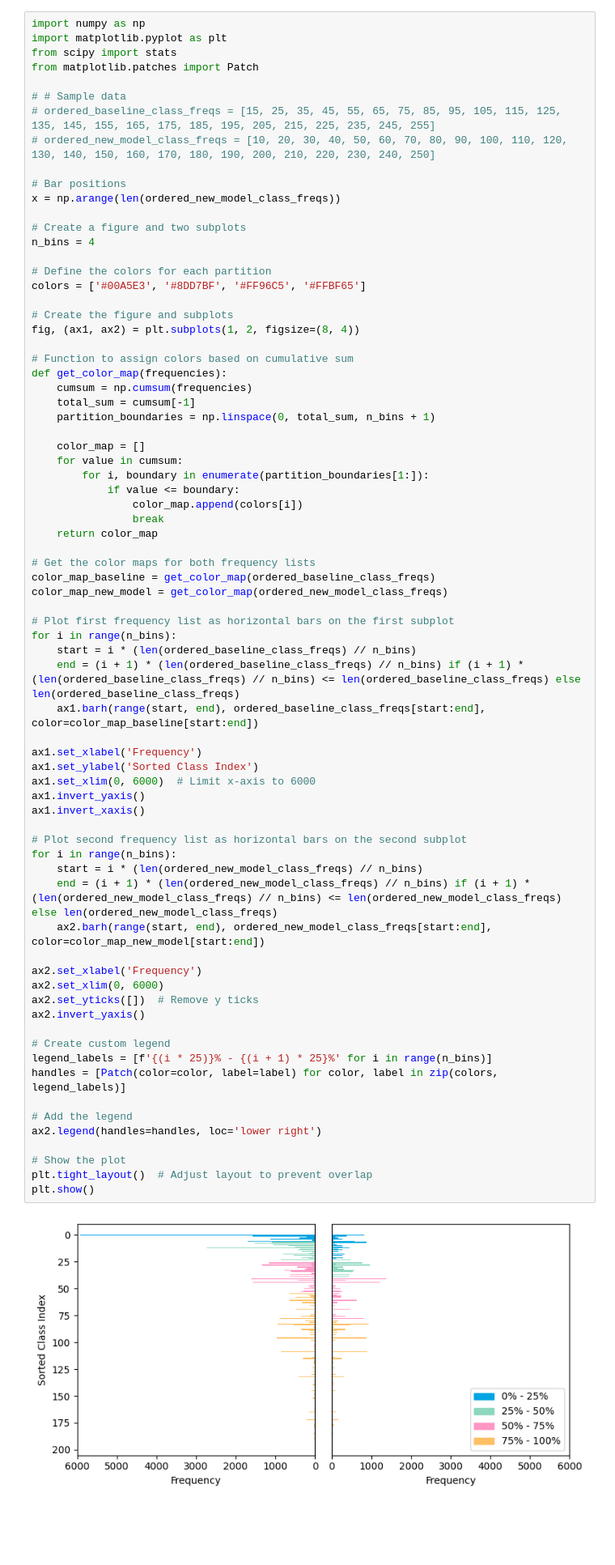
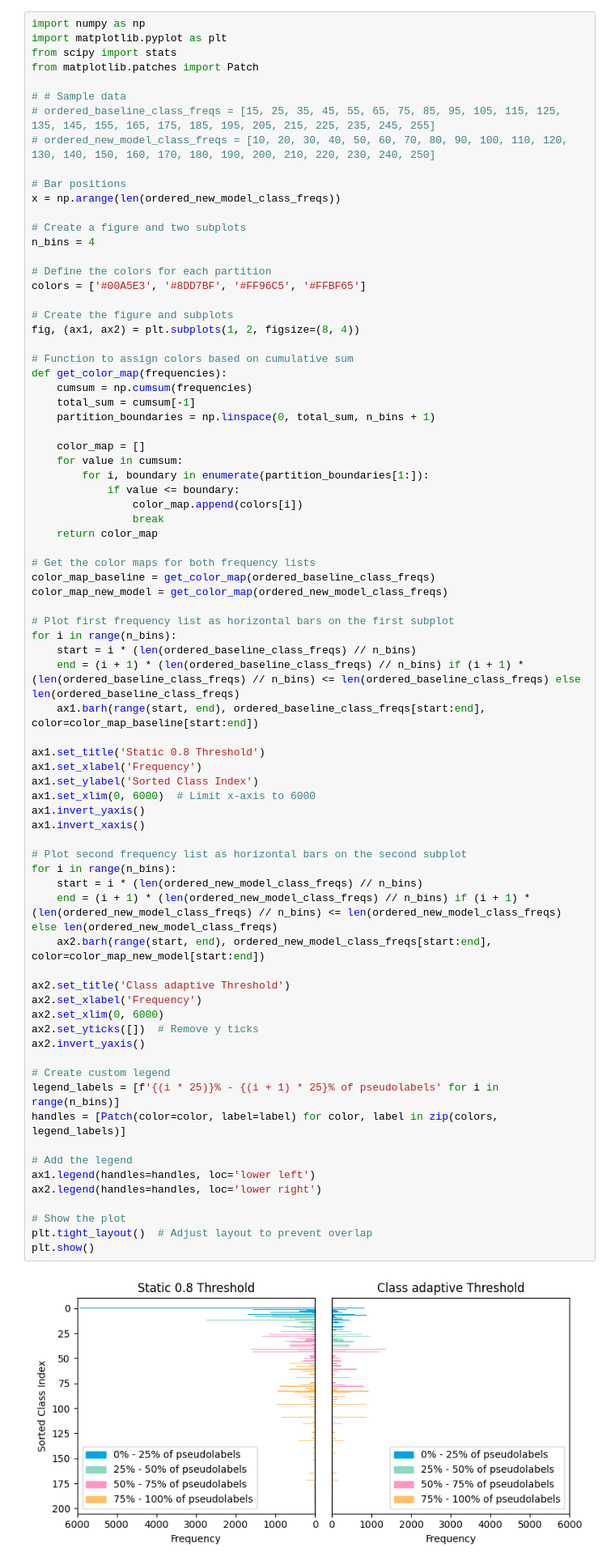
Before and after one commit to Self-Supervised-Learning-CS685/ssl-evaluation, a Jupyter notebook: training_results.ipynb, the cells around one changed output. Shown: that part at 81% size. Drawn from its saved outputs; the diff is of its cells as text; blank space fills up the shorter version.

```diff
--- a/training_results.ipynb
+++ b/training_results.ipynb
@@ -168,32 +123,35 @@ for i in range(n_bins):
     end = (i + 1) * (len(ordered_baseline_class_freqs) // n_bins) if (i + 1) * (len(ordered_baseline_class_freqs) // n_bins) <= len(ordered_baseline_class_freqs) else len(ordered_baseline_class_freqs)
     ax1.barh(range(start, end), ordered_baseline_class_freqs[start:end], color=color_map_baseline[start:end])
 
+ax1.set_title('Static 0.8 Threshold')
 ax1.set_xlabel('Frequency')
 ax1.set_ylabel('Sorted Class Index')
 ax1.set_xlim(0, 6000)  # Limit x-axis to 6000
 ax1.invert_yaxis()
 ax1.invert_xaxis()
 
 # Plot second frequency list as horizontal bars on the second subplot
 for i in range(n_bins):
     start = i * (len(ordered_new_model_class_freqs) // n_bins)
     end = (i + 1) * (len(ordered_new_model_class_freqs) // n_bins) if (i + 1) * (len(ordered_new_model_class_freqs) // n_bins) <= len(ordered_new_model_class_freqs) else len(ordered_new_model_class_freqs)
     ax2.barh(range(start, end), ordered_new_model_class_freqs[start:end], color=color_map_new_model[start:end])
 
+ax2.set_title('Class adaptive Threshold')
 ax2.set_xlabel('Frequency')
 ax2.set_xlim(0, 6000)
 ax2.set_yticks([])  # Remove y ticks
 ax2.invert_yaxis()
 
 # Create custom legend
-legend_labels = [f'{(i * 25)}% - {(i + 1) * 25}%' for i in range(n_bins)]
+legend_labels = [f'{(i * 25)}% - {(i + 1) * 25}% of pseudolabels' for i in range(n_bins)]
 handles = [Patch(color=color, label=label) for color, label in zip(colors, legend_labels)]
 
 # Add the legend
+ax1.legend(handles=handles, loc='lower left')
 ax2.legend(handles=handles, loc='lower right')
 
 # Show the plot
 plt.tight_layout()  # Adjust layout to prevent overlap
 plt.show()
 # %% [output]
-[figure, old version]
+[figure, new version]
```
Also changed, not shown: parts of 4 cells of this notebook.
